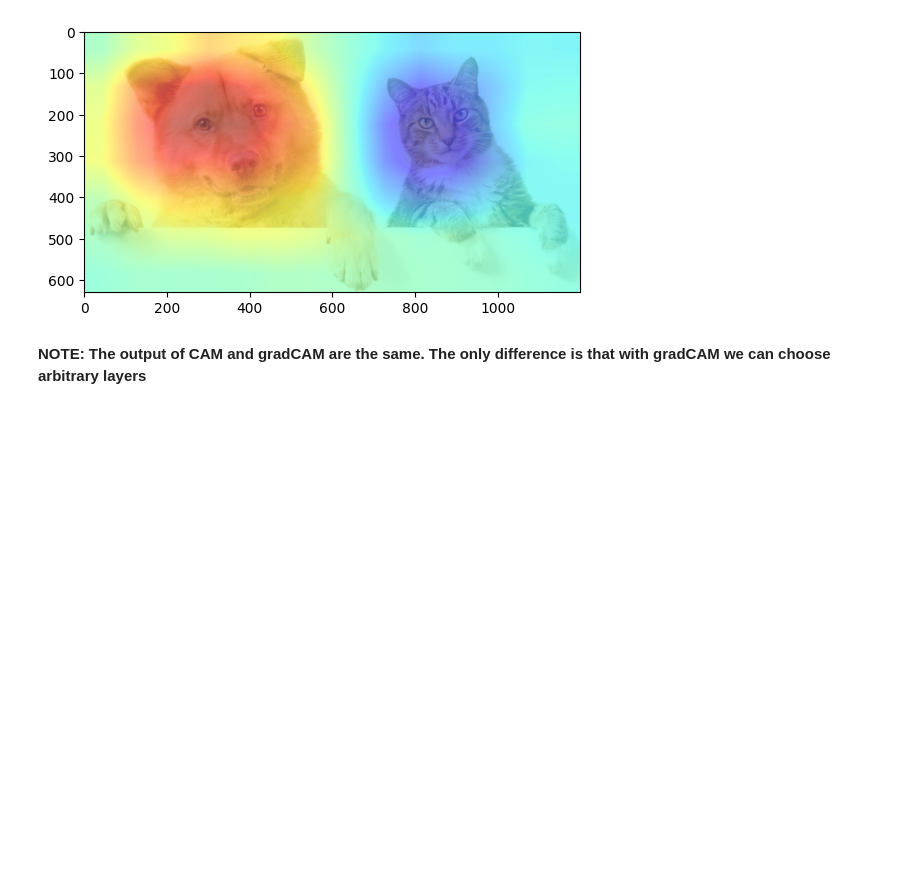
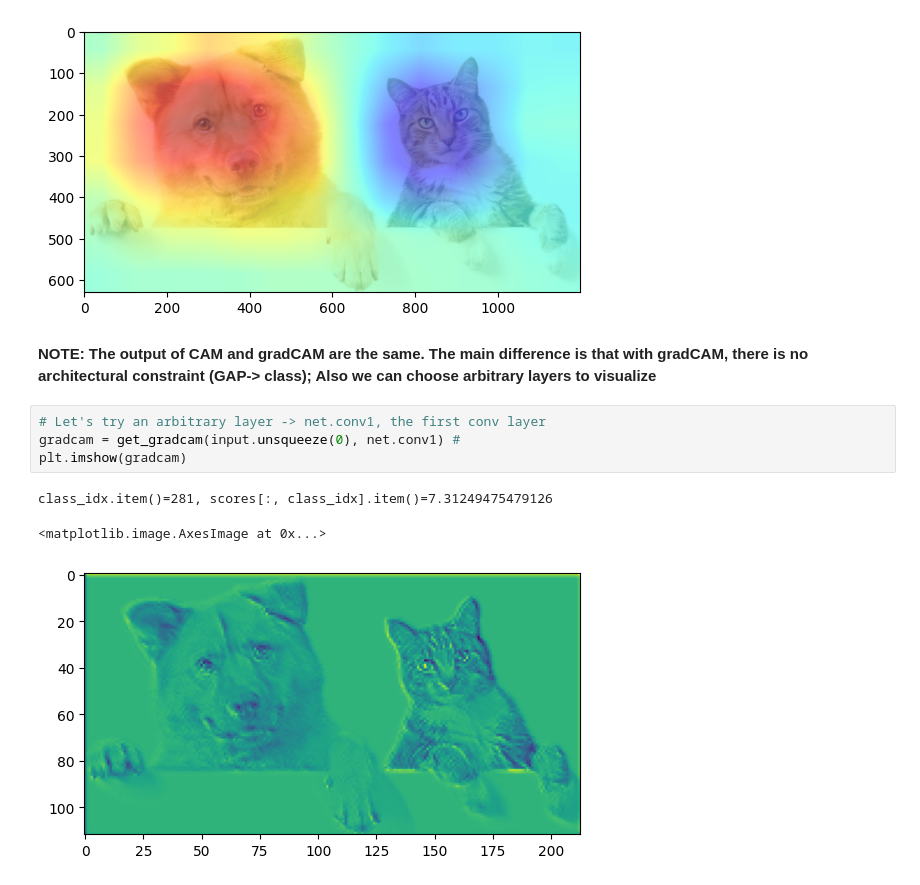
Before and after one commit to tutorials101/gradCAM, a Jupyter notebook: saliency_maps.ipynb, the cells around one changed output. Drawn from its saved outputs; the diff is of its cells as text; blank space fills up the shorter version.

Commit message:
gradcam updated

```diff
--- a/saliency_maps.ipynb
+++ b/saliency_maps.ipynb
@@ -255,4 +255,12 @@ plt.imshow(cv2.resize(gradcam, img.size), alpha=0.5, cmap='jet')
 <matplotlib.image.AxesImage at 0x...>
 [figure]
 # %% [markdown]
-**NOTE: The output of CAM and gradCAM are the same. The only difference is that with gradCAM we can choose arbitrary layers**
+**NOTE: The output of CAM and gradCAM are the same. The main difference is that with gradCAM, there is no architectural constraint (GAP-> class); Also we can choose arbitrary layers to visualize**
+# %%
+# Let's try an arbitrary layer -> net.conv1, the first conv layer
+gradcam = get_gradcam(input.unsqueeze(0), net.conv1) #
+plt.imshow(gradcam)
+# %% [output]
+class_idx.item()=281, scores[:, class_idx].item()=7.31249475479126
+<matplotlib.image.AxesImage at 0x...>
+[figure, added]
```
Also changed, not shown: parts of 2 cells of this notebook.
